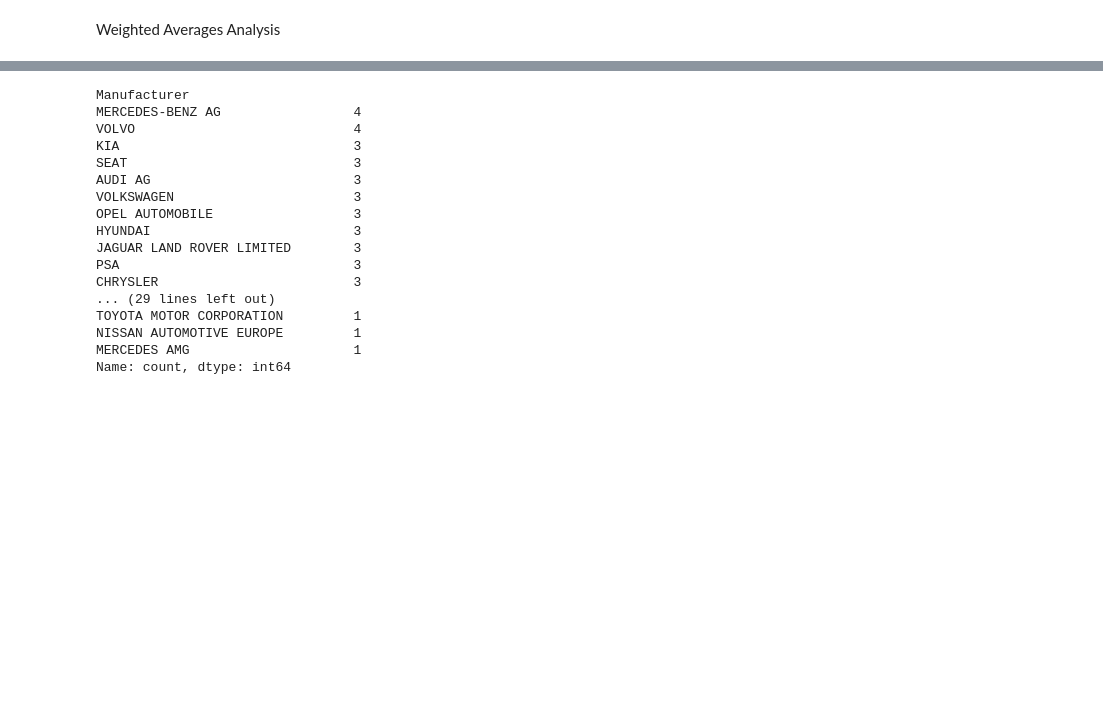
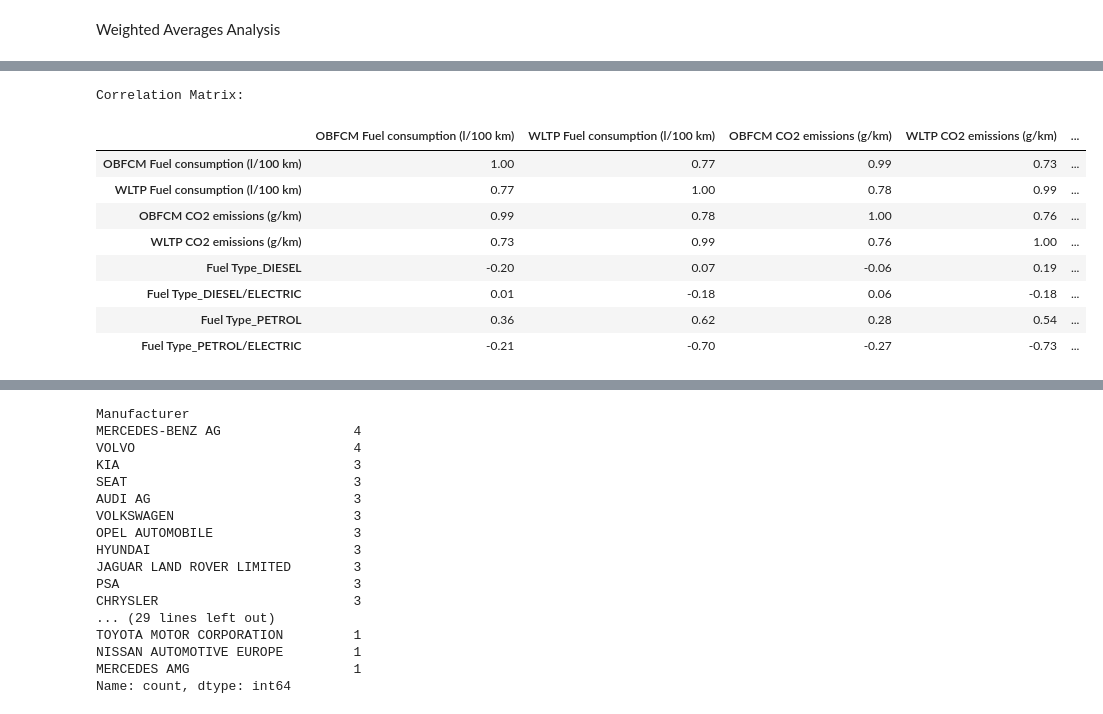
Before and after one commit to Godwin-Oti/CO2-Emission-Analysis, a Jupyter notebook: Car.ipynb, the cells around one changed output, grey strips where cells are left out. Saved outputs shown, nothing was run; the diff lists cells and outputs as text; code cells hidden in the pictures; blank space fills up the shorter version.

```diff
--- a/Car.ipynb
+++ b/Car.ipynb
@@ -597,0 +661,26 @@ Weighted Averages Analysis
+# %%
+# Create DataFrame
+
+df=car_agg[selected_data]
+df3 = pd.DataFrame(df)
+
+# Get dummies for Manufacturer and Fuel Type columns
+df4 = pd.get_dummies(df, columns=['Fuel Type'])
+
+# Calculate correlation coefficients
+correlation_matrix = df4.corr()
+
+# Print correlation matrix
+print("Correlation Matrix:")
+correlation_matrix.round(2)
+# %% [output]
+Correlation Matrix:
+|  | OBFCM Fuel consumption (l/100 km) | WLTP Fuel consumption (l/100 km) | OBFCM CO2 emissions (g/km) | WLTP CO2 emissions (g/km) | ... |
+| OBFCM Fuel consumption (l/100 km) | 1.00 | 0.77 | 0.99 | 0.73 | ... |
+| WLTP Fuel consumption (l/100 km) | 0.77 | 1.00 | 0.78 | 0.99 | ... |
+| OBFCM CO2 emissions (g/km) | 0.99 | 0.78 | 1.00 | 0.76 | ... |
+| WLTP CO2 emissions (g/km) | 0.73 | 0.99 | 0.76 | 1.00 | ... |
+| Fuel Type_DIESEL | -0.20 | 0.07 | -0.06 | 0.19 | ... |
+| Fuel Type_DIESEL/ELECTRIC | 0.01 | -0.18 | 0.06 | -0.18 | ... |
+| Fuel Type_PETROL | 0.36 | 0.62 | 0.28 | 0.54 | ... |
+| Fuel Type_PETROL/ELECTRIC | -0.21 | -0.70 | -0.27 | -0.73 | ... |
```
Also changed, not shown: parts of 9 cells of this notebook.
